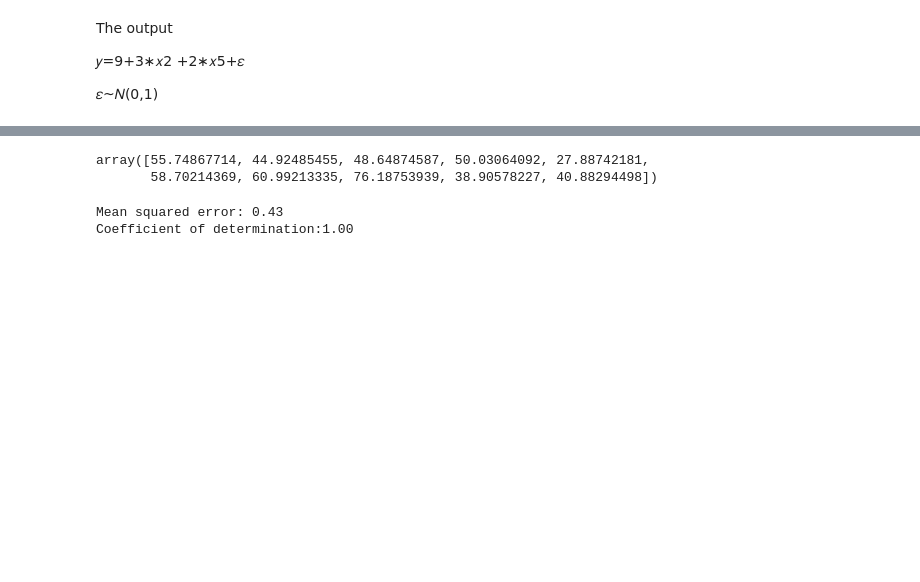
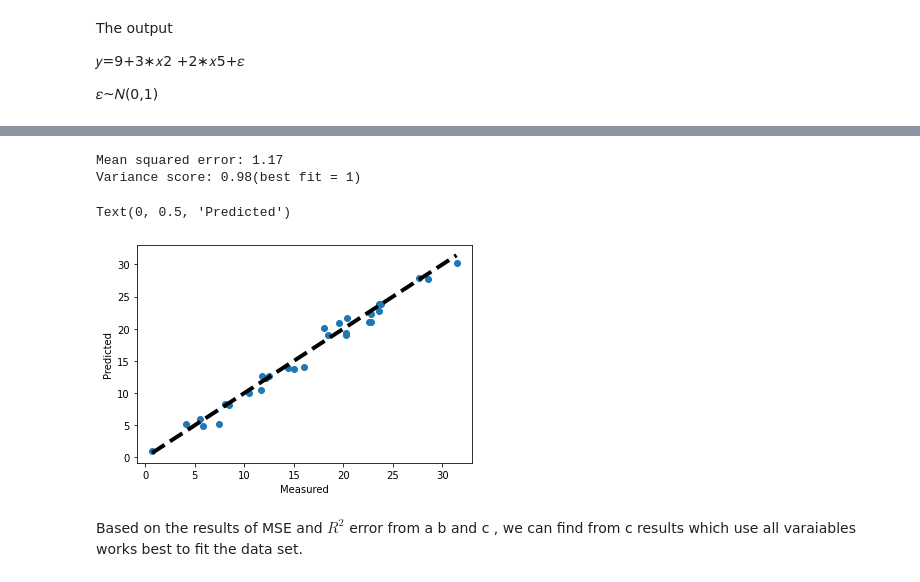
Before and after one commit to gitony0101/homework, a Jupyter notebook: HW5 540.ipynb, the cells around one changed output, grey strips where cells are left out. Cells and saved outputs as stored; diff of their text form; code cells hidden in the pictures; blank space fills up the shorter version.

```diff
--- a/HW5 540.ipynb
+++ b/HW5 540.ipynb
@@ -208,18 +163,23 @@ array([9.1436399 , 2.98410747, 2.02728756])
-# %%
-x_b_new=np.c_[np.ones((x_new.shape[0],1)),x_new[:,1],x_new[:,4]]
-y_pred =np.dot(x_b_new,theta_best)
-y_pred
-# %% [output]
-array([55.74867714, 44.92485455, 48.64874587, 50.03064092, 27.88742181,
-       58.70214369, 60.99213335, 76.18753939, 38.90578227, 40.88294498])
-# %%
-# using x2 and x5
-# Accuracy
-from sklearn.metrics import mean_squared_error, r2_score
-# The mean squared error
-print('Mean squared error: %.2f'% mean_squared_error(y_new, y_pred))
-# The coefficient of determination: l is perfect prediction
-print('Coefficient of determination:%.2f'% r2_score(y_new, y_pred))
-# %% [output]
-Mean squared error: 0.43
-Coefficient of determination:1.00
+# %%
+# c) Using all variables 𝑥1 , ... , 𝑥𝑝
+X3_train = x_train[:, 0:6]
+X3_test = x_test[:, 0:6]
+# %%
+regr3 = linear_model.LinearRegression()
+regr3.fit(X3_train, y_train)
+pred3_test = regr3.predict(X3_test)
+# %%
+print("Mean squared error: %.2f"% mean_squared_error(y_test, pred3_test))
+print('Variance score: %.2f(best fit = 1)' % r2_score(y_test, pred3_test))
+# %% [output]
+Mean squared error: 1.17
+Variance score: 0.98(best fit = 1)
+# %%
+fig, ax = plt.subplots()
+ax.scatter(y_test, pred3_test)
+ax.plot([y_test.min(), y_test.max()], [y_test.min(), y_test.max()], 'k--', lw=4)
+ax.set_xlabel('Measured')
+ax.set_ylabel('Predicted')
+# %% [output]
+Text(0, 0.5, 'Predicted')
+[figure, added]
@@ -225,0 +188,2 @@ Coefficient of determination:1.00
+# %% [markdown]
+Based on the results of MSE and $R^2$ error from a b and c , we can find from c results which use all varaiables works best to fit the data set.
```
Also changed, not shown: parts of 26 cells of this notebook.
